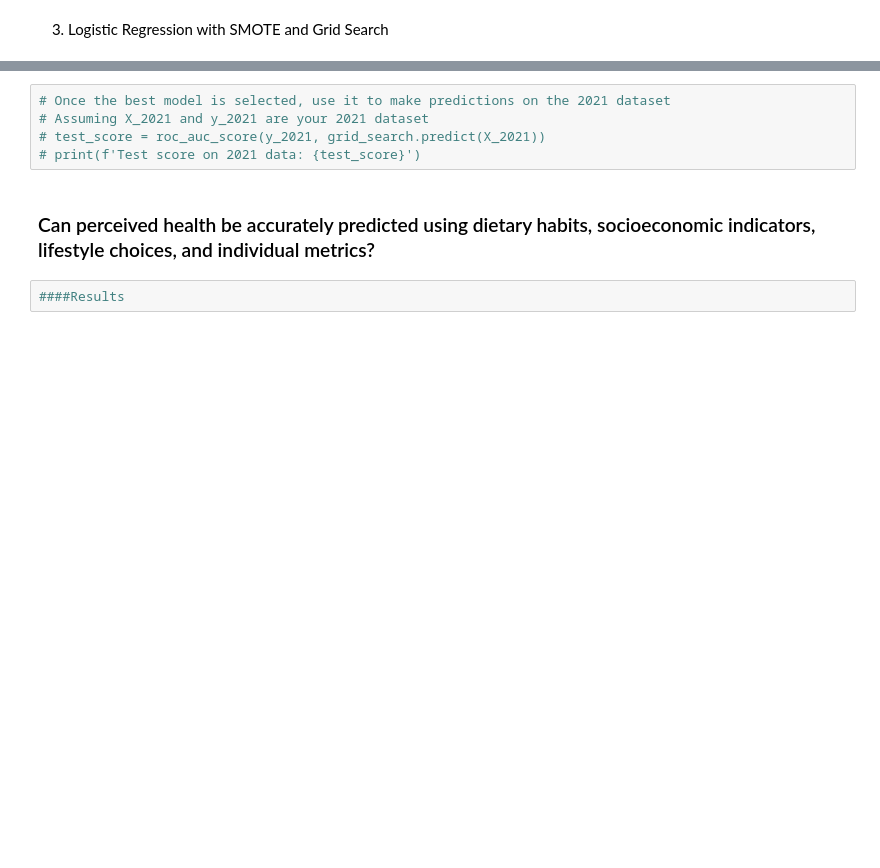
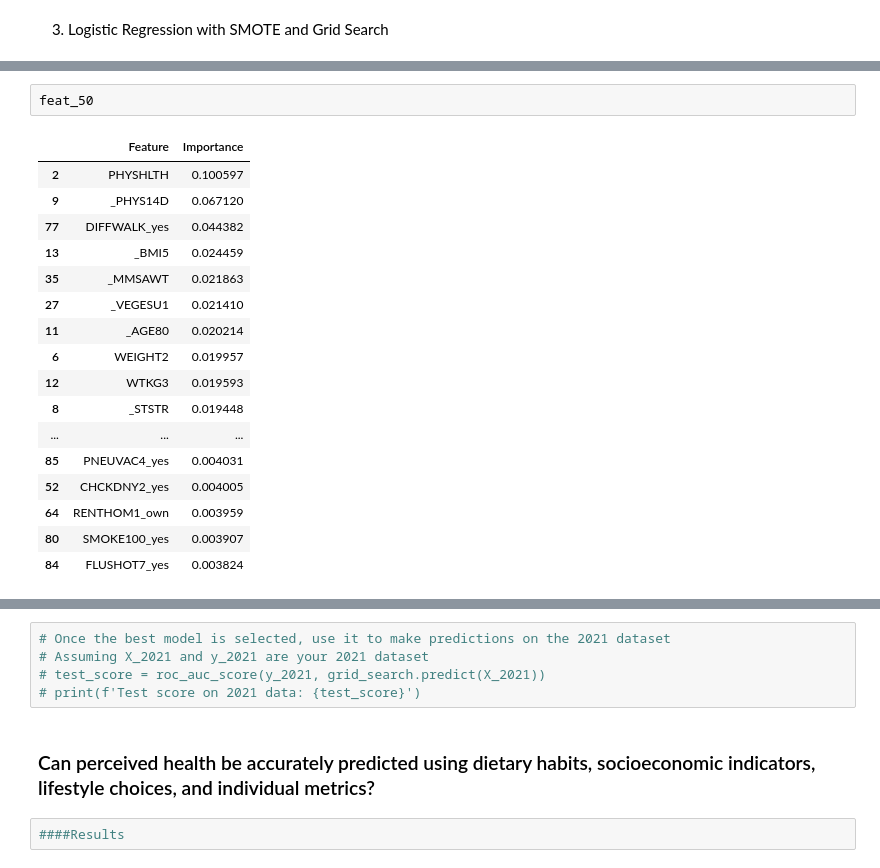
Before and after one commit to OBINNADINNEYA/BRFSS_BIGDATA_PROJECT, a Jupyter notebook: MODEL BUILDING.ipynb, the cells around one changed output, grey strips where cells are left out. Cells and saved outputs as stored; diff of their text form; blank space fills up the shorter version.

```diff
--- a/MODEL BUILDING.ipynb
+++ b/MODEL BUILDING.ipynb
@@ -421,0 +480,20 @@ print("Classification Report:\n", classification_report(y_test, y_pred))
+# %%
+feat_50
+# %% [output]
+|  | Feature | Importance |
+| 2 | PHYSHLTH | 0.100597 |
+| 9 | _PHYS14D | 0.067120 |
+| 77 | DIFFWALK_yes | 0.044382 |
+| 13 | _BMI5 | 0.024459 |
+| 35 | _MMSAWT | 0.021863 |
+| 27 | _VEGESU1 | 0.021410 |
+| 11 | _AGE80 | 0.020214 |
+| 6 | WEIGHT2 | 0.019957 |
+| 12 | WTKG3 | 0.019593 |
+| 8 | _STSTR | 0.019448 |
+| ... | ... | ... |
+| 85 | PNEUVAC4_yes | 0.004031 |
+| 52 | CHCKDNY2_yes | 0.004005 |
+| 64 | RENTHOM1_own | 0.003959 |
+| 80 | SMOKE100_yes | 0.003907 |
+| 84 | FLUSHOT7_yes | 0.003824 |
```
Also changed, not shown: parts of 11 cells of this notebook.
